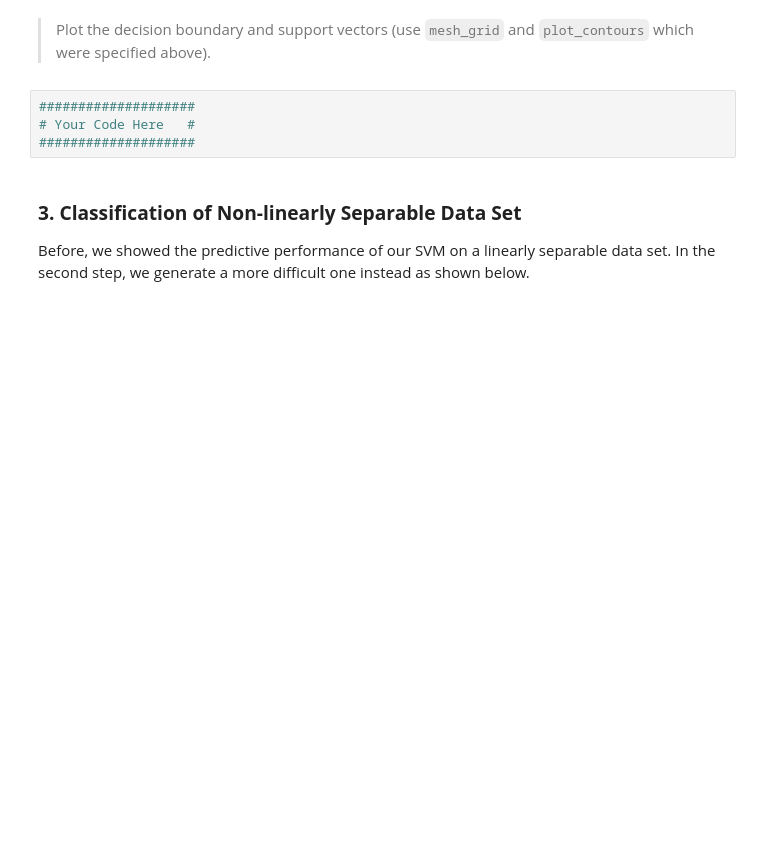
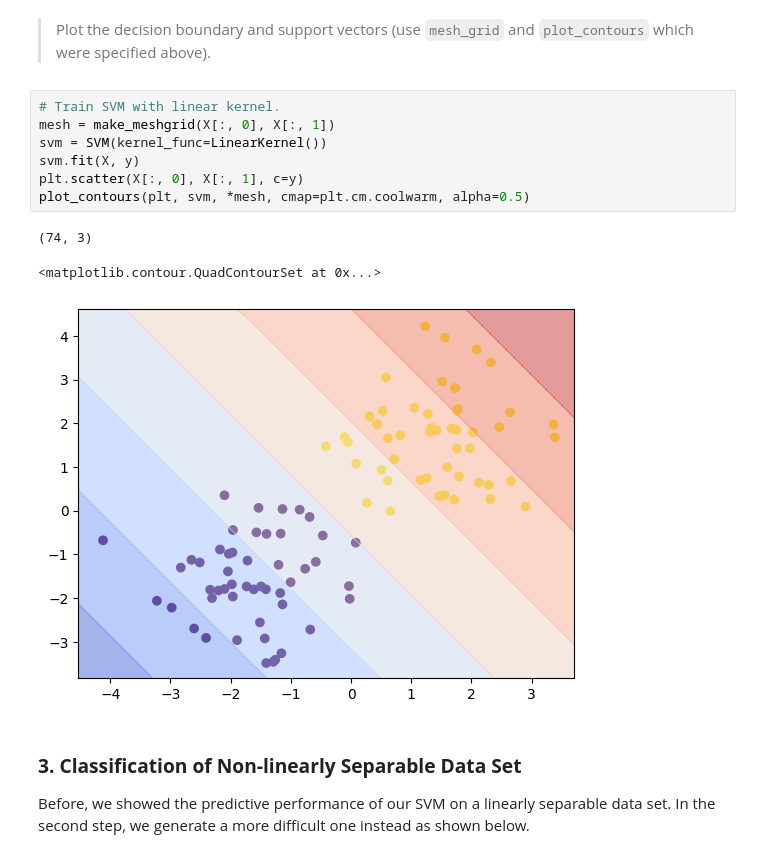
Before and after one commit to KlaraGtknst/PatRec2_SoSe24, a Jupyter notebook: 03_support_vector_classification.ipynb, the cells around one changed output. Saved outputs shown, nothing was run; the diff lists cells and outputs as text; blank space fills up the shorter version.

```diff
--- a/03_support_vector_classification.ipynb
+++ b/03_support_vector_classification.ipynb
@@ -242,9 +238,16 @@ plt.show()
 # %% [markdown]
 > Plot the decision boundary and support vectors (use `mesh_grid` and `plot_contours` which were specified above).
-# %%
-####################
-# Your Code Here   #
-####################
+# %%
+# Train SVM with linear kernel.
+mesh = make_meshgrid(X[:, 0], X[:, 1])
+svm = SVM(kernel_func=LinearKernel())
+svm.fit(X, y)
+plt.scatter(X[:, 0], X[:, 1], c=y)
+plot_contours(plt, svm, *mesh, cmap=plt.cm.coolwarm, alpha=0.5)
+# %% [output]
+(74, 3)
+<matplotlib.contour.QuadContourSet at 0x...>
+[figure, added]
 # %% [markdown]
 ### **3. Classification of Non-linearly Separable Data Set** <a class="anchor" id="non-linear"></a>
 
```
Also changed, not shown: parts of 5 cells of this notebook.
